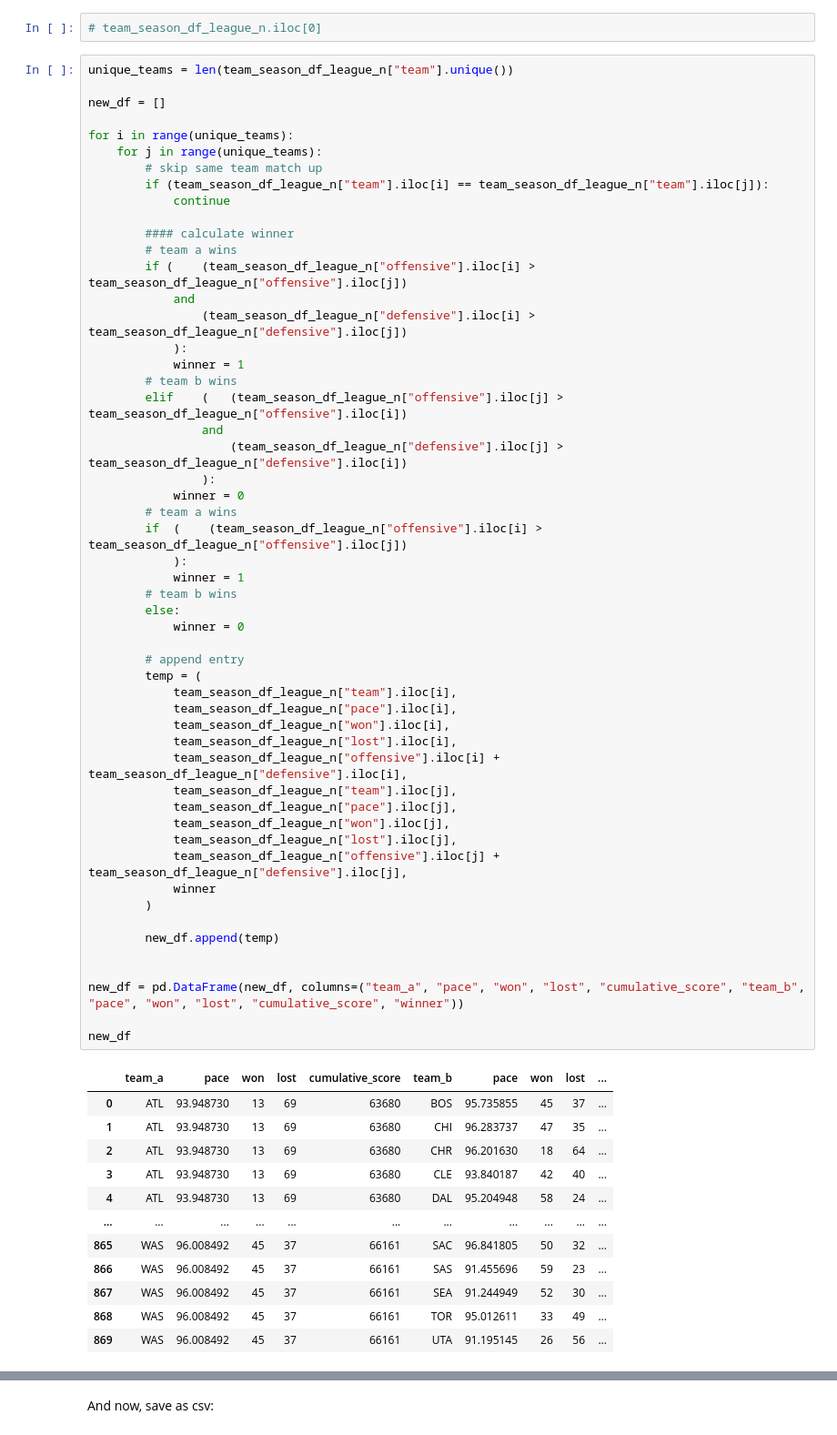
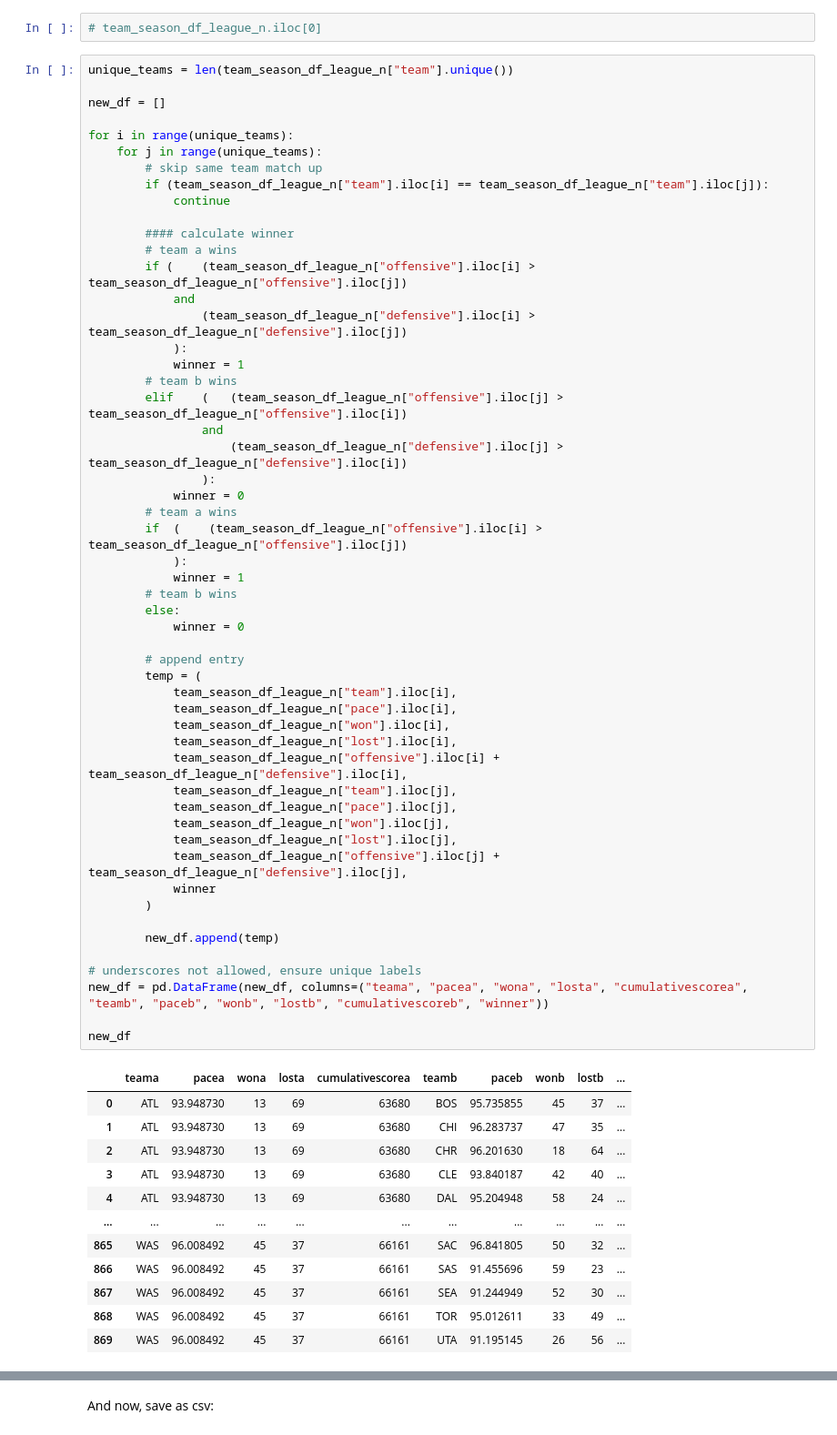
Before and after one commit to SumeithAlexOrgUKZN/COMP721_Project, a Jupyter notebook: Team_Success_Dataset.ipynb, the cells around one changed output, grey strips where cells are left out. Shown at 91% size. Drawn from its saved outputs; the diff is of its cells as text.

```diff
--- a/Team_Success_Dataset.ipynb
+++ b/Team_Success_Dataset.ipynb
@@ -577,36 +577,36 @@ for i in range(unique_teams):
                 ):
             winner = 0
         # team a wins
         if  (    (team_season_df_league_n["offensive"].iloc[i] > team_season_df_league_n["offensive"].iloc[j])
             ):
             winner = 1
         # team b wins
         else:
             winner = 0
 
         # append entry
         temp = (
             team_season_df_league_n["team"].iloc[i],
             team_season_df_league_n["pace"].iloc[i],
             team_season_df_league_n["won"].iloc[i],
             team_season_df_league_n["lost"].iloc[i],
             team_season_df_league_n["offensive"].iloc[i] + team_season_df_league_n["defensive"].iloc[i],
             team_season_df_league_n["team"].iloc[j],
             team_season_df_league_n["pace"].iloc[j],
             team_season_df_league_n["won"].iloc[j],
             team_season_df_league_n["lost"].iloc[j],
             team_season_df_league_n["offensive"].iloc[j] + team_season_df_league_n["defensive"].iloc[j],
             winner
         )
 
         new_df.append(temp)
 
-
-new_df = pd.DataFrame(new_df, columns=("team_a", "pace", "won", "lost", "cumulative_score", "team_b", "pace", "won", "lost", "cumulative_score", "winner"))
+# underscores not allowed, ensure unique labels
+new_df = pd.DataFrame(new_df, columns=("teama", "pacea", "wona", "losta", "cumulativescorea", "teamb", "paceb", "wonb", "lostb", "cumulativescoreb", "winner"))
 
 new_df
 # %% [output]
-|  | team_a | pace | won | lost | cumulative_score | team_b | pace | won | lost | ... |
+|  | teama | pacea | wona | losta | cumulativescorea | teamb | paceb | wonb | lostb | ... |
 | 0 | ATL | 93.948730 | 13 | 69 | 63680 | BOS | 95.735855 | 45 | 37 | ... |
 | 1 | ATL | 93.948730 | 13 | 69 | 63680 | CHI | 96.283737 | 47 | 35 | ... |
 | 2 | ATL | 93.948730 | 13 | 69 | 63680 | CHR | 96.201630 | 18 | 64 | ... |
```
Also changed, not shown: 1 other file.
